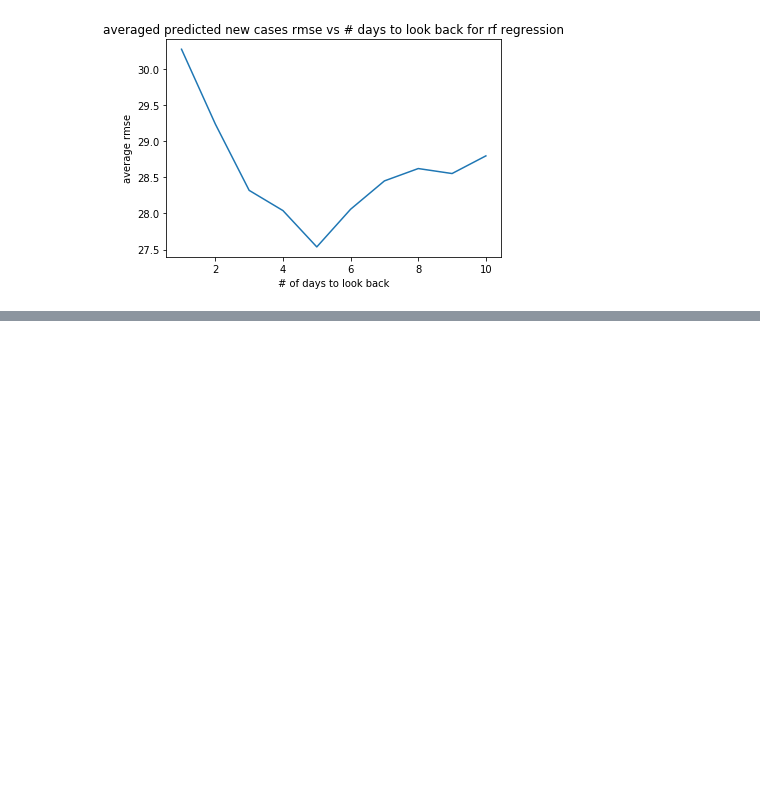
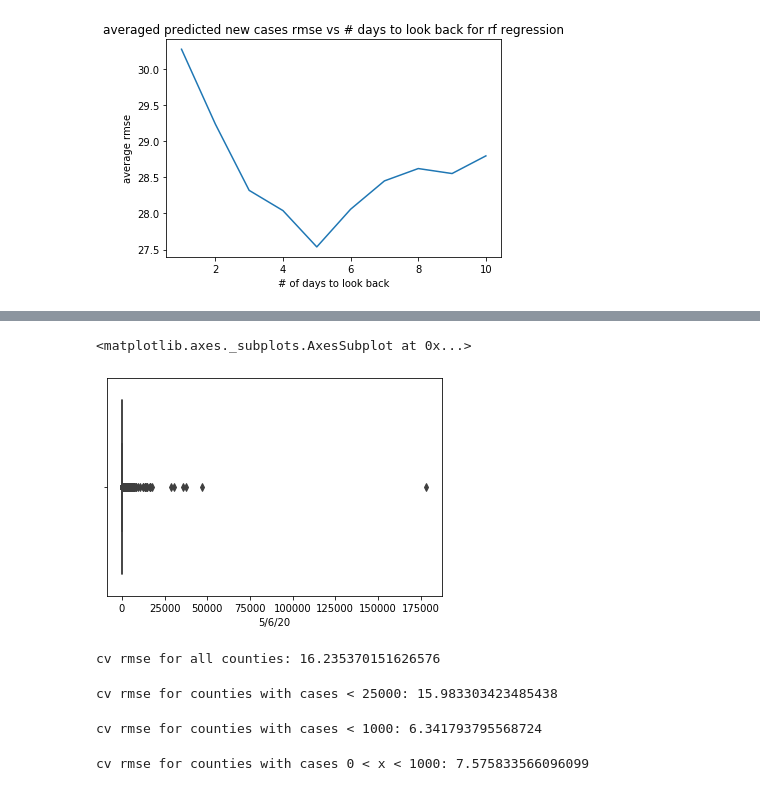
Before and after one commit to swenson-nick/Data_200_Covid, a Jupyter notebook: num_cases.ipynb, the cells around one changed output, grey strips where cells are left out. Drawn from its saved outputs; the diff is of its cells as text; code cells hidden in the pictures; blank space fills up the shorter version.

```diff
--- a/num_cases.ipynb
+++ b/num_cases.ipynb
@@ -448,0 +465,29 @@ print('rmse for selcted features rf:', cur_rmse/5)
+# %%
+sns.boxplot(cases['5/6/20'])
+# %% [output]
+<matplotlib.axes._subplots.AxesSubplot at 0x...>
+[figure, added]
+# %%
+X, y = prepare_data(cases, '5/6/20', 4)
+cur_rmse = cross_validate_rmse(lr, X, y)
+print('cv rmse for all counties:', cur_rmse)
+# %% [output]
+cv rmse for all counties: 16.235370151626576
+# %%
+X, y = prepare_data(cases[cases['5/6/20'] < 25000], '5/6/20', 4)
+cur_rmse = cross_validate_rmse(lr, X, y)
+print('cv rmse for counties with cases < 25000:', cur_rmse)
+# %% [output]
+cv rmse for counties with cases < 25000: 15.983303423485438
+# %%
+X, y = prepare_data(cases[cases['5/6/20'] < 1000], '5/6/20', 4)
+cur_rmse = cross_validate_rmse(lr, X, y)
+print('cv rmse for counties with cases < 1000:', cur_rmse)
+# %% [output]
+cv rmse for counties with cases < 1000: 6.341793795568724
+# %%
+X, y = prepare_data(cases[(cases['5/6/20'] < 1000) & cases['5/6/20'] > 0], '5/6/20', 4)
+cur_rmse = cross_validate_rmse(lr, X, y)
+print('cv rmse for counties with cases 0 < x < 1000:', cur_rmse)
+# %% [output]
+cv rmse for counties with cases 0 < x < 1000: 7.575833566096099
```
Also changed, not shown: parts of 5 cells of this notebook.
